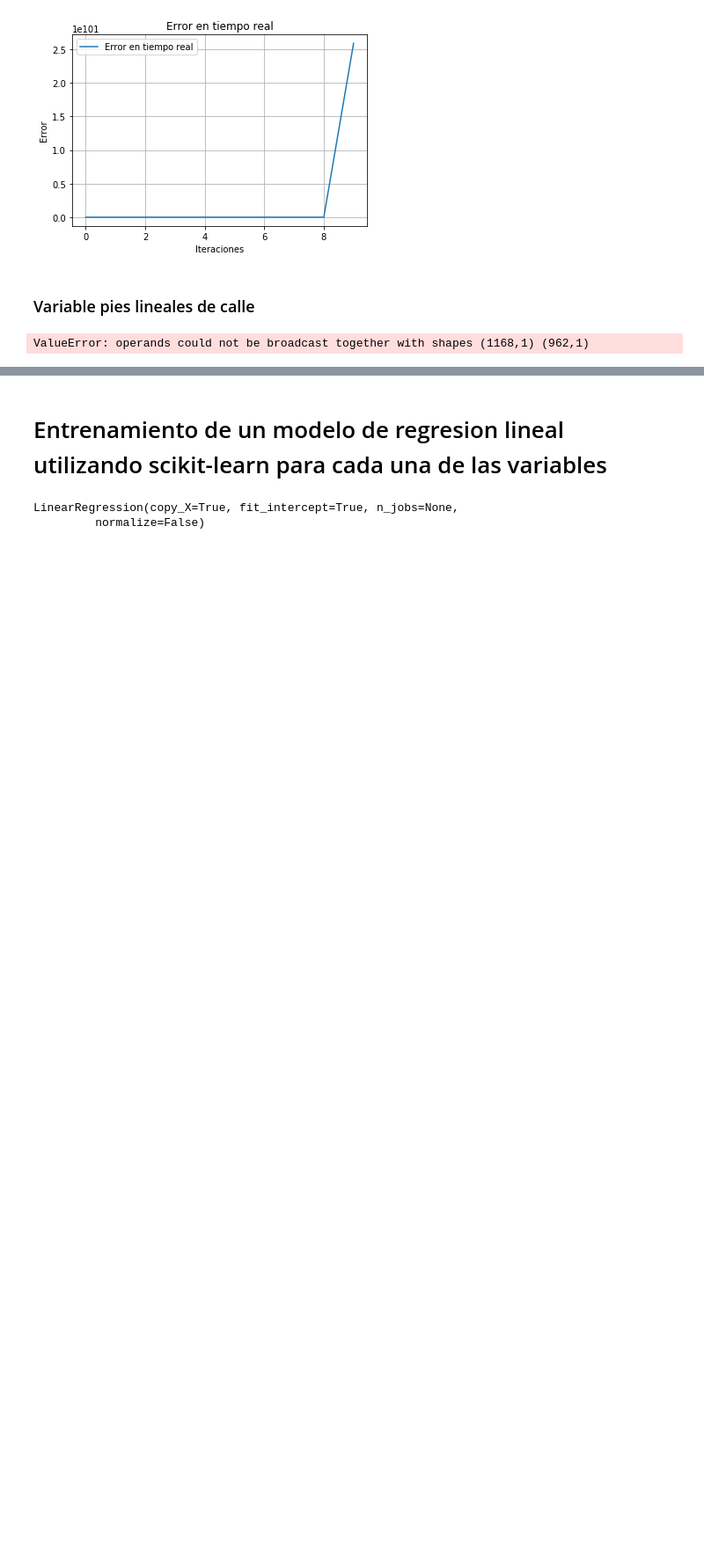
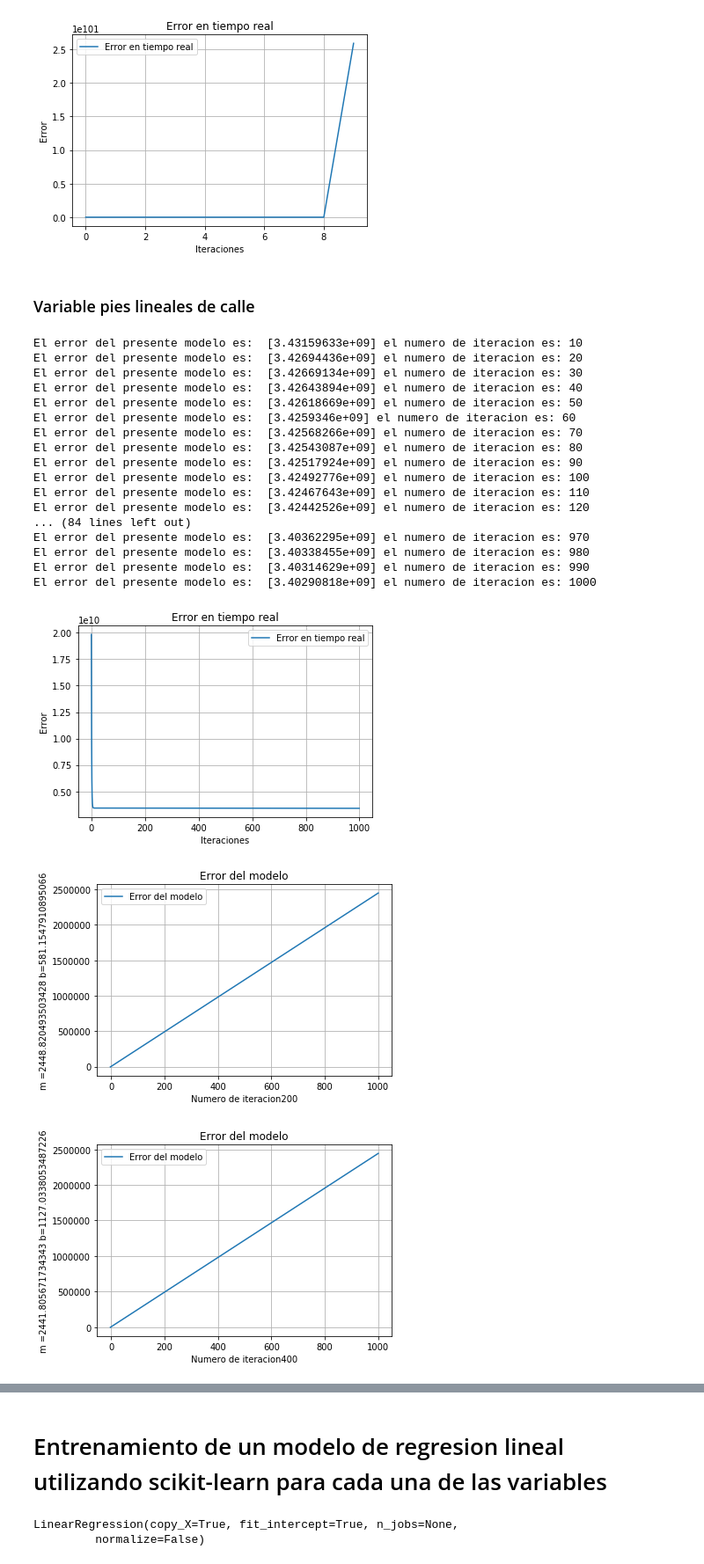
Before and after one commit to franmorales/DSGalileo, a Jupyter notebook: pyProject.ipynb, the cells around one changed output, grey strips where cells are left out. Shown at 88% size. Drawn from its saved outputs; the diff is of its cells as text; code cells hidden in the pictures; blank space fills up the shorter version.

```diff
--- a/pyProject.ipynb
+++ b/pyProject.ipynb
@@ -360,9 +360,14 @@ def visualizacionModelos(dataStruct,n):
 dfX5Train = pd.DataFrame({'Precio real':trainingData[:,0],'Pies lineales Calle':trainingData[:,-1]}).dropna()
 dfX5Test = pd.DataFrame({'Precio real':validData[:,0],'Pies lineales Calle':validData[:,-1]}).dropna()
 
+YtoX5Train = np.array([dfX5Train['Precio real']]).transpose()
+YtoX5Test = np.array([dfX5Test['Precio real']]).transpose()
+
 #Codigo en donde se dividen las columnas de cada varibale, Train and Test
 YArrayTrain = np.array([pandasDSet['Precio real']]).transpose()
 YArrayTest = np.array([pandasDSetFinal['Precio real']]).transpose()
+
+
 
 X1ArrayTrain = np.array([pandasDSet['Calidad Acabados']]).transpose()
 X1ArrayTest = np.array([pandasDSetFinal['Calidad Acabados']]).transpose()
@@ -461,8 +466,27 @@ El error del presente modelo es:  [2.58704516e+101] el numero de iteracion es: 1
 # %% [markdown]
 ### Variable pies lineales de calle
 # %%
-manualMB5 = trainingFunction(x = X5ArrayTrain, y = YArrayTrain, ite = 10,showError=1, learnR=0.003)
+manualMB5 = trainingFunction(x = X5ArrayTrain, y = YtoX5Train, ite = 1000,showError=10, learnR=0.0003)
 visualizacionError(manualMB5[1])
-visualizacionModelos(dataStruct=manualMB5[0],n= 500)
+visualizacionModelos(dataStruct=manualMB5[0],n= 200)
 # %% [output]
-ValueError: operands could not be broadcast together with shapes (1168,1) (962,1)
+El error del presente modelo es:  [3.43159633e+09] el numero de iteracion es: 10
+El error del presente modelo es:  [3.42694436e+09] el numero de iteracion es: 20
+El error del presente modelo es:  [3.42669134e+09] el numero de iteracion es: 30
+El error del presente modelo es:  [3.42643894e+09] el numero de iteracion es: 40
+El error del presente modelo es:  [3.42618669e+09] el numero de iteracion es: 50
+El error del presente modelo es:  [3.4259346e+09] el numero de iteracion es: 60
+El error del presente modelo es:  [3.42568266e+09] el numero de iteracion es: 70
+El error del presente modelo es:  [3.42543087e+09] el numero de iteracion es: 80
+El error del presente modelo es:  [3.42517924e+09] el numero de iteracion es: 90
+El error del presente modelo es:  [3.42492776e+09] el numero de iteracion es: 100
+El error del presente modelo es:  [3.42467643e+09] el numero de iteracion es: 110
+El error del presente modelo es:  [3.42442526e+09] el numero de iteracion es: 120
+... (84 lines left out)
+El error del presente modelo es:  [3.40362295e+09] el numero de iteracion es: 970
+El error del presente modelo es:  [3.40338455e+09] el numero de iteracion es: 980
+El error del presente modelo es:  [3.40314629e+09] el numero de iteracion es: 990
+El error del presente modelo es:  [3.40290818e+09] el numero de iteracion es: 1000
+[figure, added]
+[figure, added]
+[figure, added]
```
Also changed, not shown: parts of 1 cell of this notebook.
